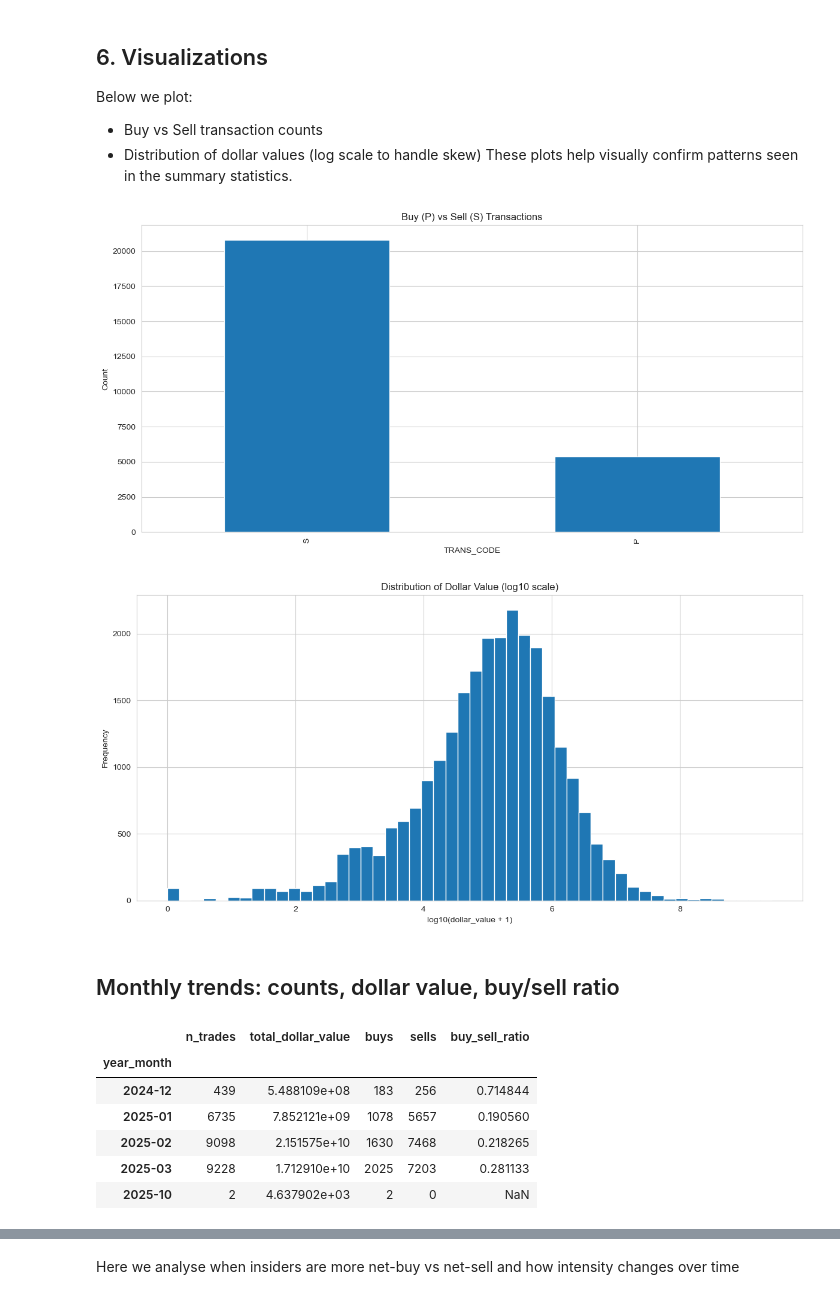
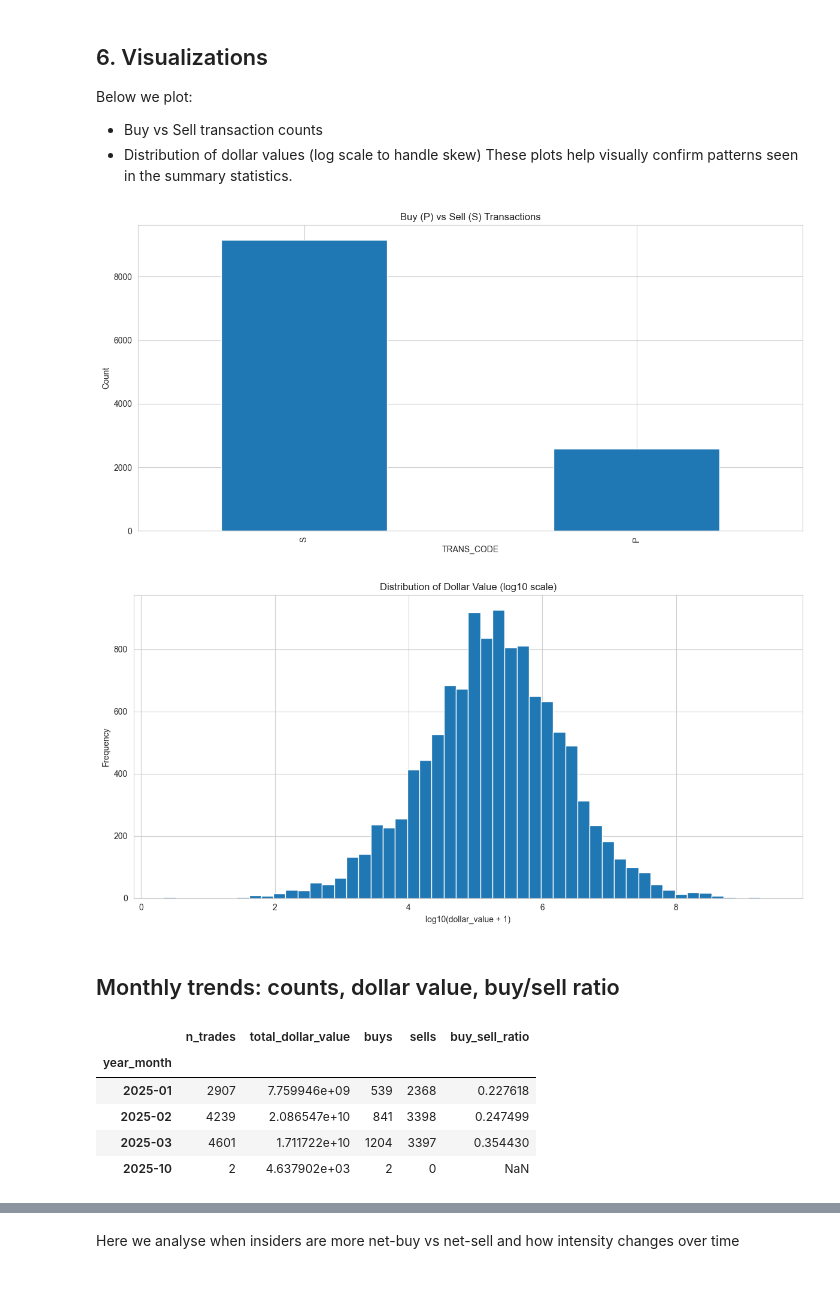
Before and after one commit to jefreybulla/insider-trading-signal, a Jupyter notebook: EDA/EDA_Part1_NONDERIV.ipynb, the cells around one changed output, grey strips where cells are left out. Cells and saved outputs as stored; diff of their text form; code cells hidden in the pictures.

```diff
--- a/EDA/EDA_Part1_NONDERIV.ipynb
+++ b/EDA/EDA_Part1_NONDERIV.ipynb
@@ -172,0 +246,14 @@ pd.DataFrame({f'{p}th': [dv.quantile(p/100)] for p in percentiles})
+# %%
+# Group by ACCESSION_NUMBER and count unique TRANS_CODE
+grouped_codes = df_filtered.groupby('ACCESSION_NUMBER')['TRANS_CODE'].nunique()
+conflicting_accessions = grouped_codes[grouped_codes > 1]
+
+print(f'Number of ACCESSION_NUMBER with conflicting TRANS_CODE: {len(conflicting_accessions)}')
+
+if len(conflicting_accessions) > 0:
+    print('Examples of conflicting ACCESSION_NUMBER:')
+    for acc in conflicting_accessions.index[:5]:  # Show first 5 examples
+        print(f'\nACCESSION_NUMBER: {acc}')
+        print(df_filtered[df_filtered['ACCESSION_NUMBER'] == acc][['TRANS_CODE', 'TRANS_DATE']].sort_values('TRANS_DATE'))
+else:
+    print('No conflicting TRANS_CODE found.')
@@ -172,0 +280,4 @@ pd.DataFrame({f'{p}th': [dv.quantile(p/100)] for p in percentiles})
+# %%
+# Drop rows with conflicting TRANS_CODE
+df_filtered = df_filtered[~df_filtered['ACCESSION_NUMBER'].isin(conflicting_accessions.index)]
+print('Records after dropping conflicting TRANS_CODE:', len(df_filtered))
@@ -172,0 +288,20 @@ pd.DataFrame({f'{p}th': [dv.quantile(p/100)] for p in percentiles})
+# %%
+# Sort by ACCESSION_NUMBER and TRANS_DATE
+df_filtered = df_filtered.sort_values(['ACCESSION_NUMBER', 'TRANS_DATE'])
+
+# Group by ACCESSION_NUMBER and aggregate
+df_combined = df_filtered.groupby('ACCESSION_NUMBER').agg({
+    'SECURITY_TITLE': 'last',
+    'TRANS_CODE': 'last',
+    'TRANS_SHARES': 'sum',
+    'TRANS_PRICEPERSHARE': lambda x: (df_filtered.loc[x.index, 'dollar_value'].sum() /
+                                       df_filtered.loc[x.index, 'TRANS_SHARES'].sum())
+                                      if df_filtered.loc[x.index, 'TRANS_SHARES'].sum() > 0 else 0,
+    'dollar_value': 'sum',
+    'year': 'last',
+    'year_month': 'last',
+    'TRANS_DATE': 'last'
+}).reset_index()
+
+print('Shape after combining:', df_combined.shape)
+df_combined.head()
@@ -178,30 +341,31 @@ Below we plot:
 These plots help visually confirm patterns seen in the summary statistics.
 # %%
 plt.figure()
-df_filtered['TRANS_CODE'].value_counts().plot(kind='bar')
+df_combined['TRANS_CODE'].value_counts().plot(kind='bar')
 plt.title('Buy (P) vs Sell (S) Transactions')
 plt.xlabel('TRANS_CODE')
 plt.ylabel('Count')
 plt.tight_layout()
 plt.show()
 
 plt.figure()
-dv_log = np.log10(df_filtered['dollar_value'].dropna() + 1)
+dv_log = np.log10(df_combined['dollar_value'].dropna() + 1)    # log base 20
+#dv_log = np.log1p(df_combined['dollar_value'].dropna() + 1)     # natural log
 dv_log.plot(kind='hist', bins=50)
 plt.title('Distribution of Dollar Value (log10 scale)')
 plt.xlabel('log10(dollar_value + 1)')
 plt.ylabel('Frequency')
 plt.tight_layout()
 plt.show()
 # %% [output]
-[figure, old version]
+[figure, new version]
-[figure, old version]
+[figure, new version]
 # %% [markdown]
 ##  Monthly trends: counts, dollar value, buy/sell ratio
 # %%
 # Aggregate by month
 monthly = (
-    df_filtered
+    df_combined
     .groupby('year_month')
     .agg(
         n_trades=('TRANS_CODE', 'count'),
@@ -217,10 +381,9 @@ monthly.tail()
 # %% [output]
 |  | n_trades | total_dollar_value | buys | sells | buy_sell_ratio |
 | year_month |  |  |  |  |  |
-| 2024-12 | 439 | 5.488109e+08 | 183 | 256 | 0.714844 |
-| 2025-01 | 6735 | 7.852121e+09 | 1078 | 5657 | 0.190560 |
-| 2025-02 | 9098 | 2.151575e+10 | 1630 | 7468 | 0.218265 |
-| 2025-03 | 9228 | 1.712910e+10 | 2025 | 7203 | 0.281133 |
+| 2025-01 | 2907 | 7.759946e+09 | 539 | 2368 | 0.227618 |
+| 2025-02 | 4239 | 2.086547e+10 | 841 | 3398 | 0.247499 |
+| 2025-03 | 4601 | 1.711722e+10 | 1204 | 3397 | 0.354430 |
 | 2025-10 | 2 | 4.637902e+03 | 2 | 0 | NaN |
 # %%
 # Plot: trades per month
```
Also changed, not shown: parts of 26 cells of this notebook, 24 other files.
